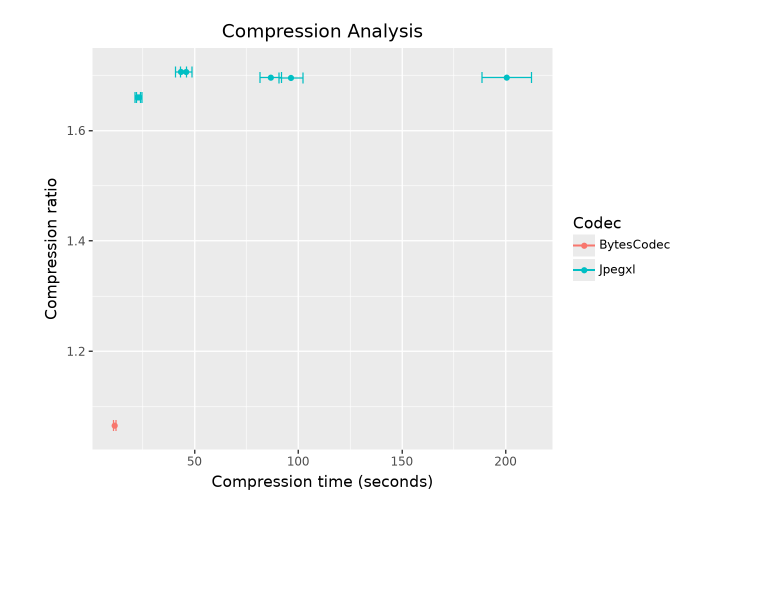
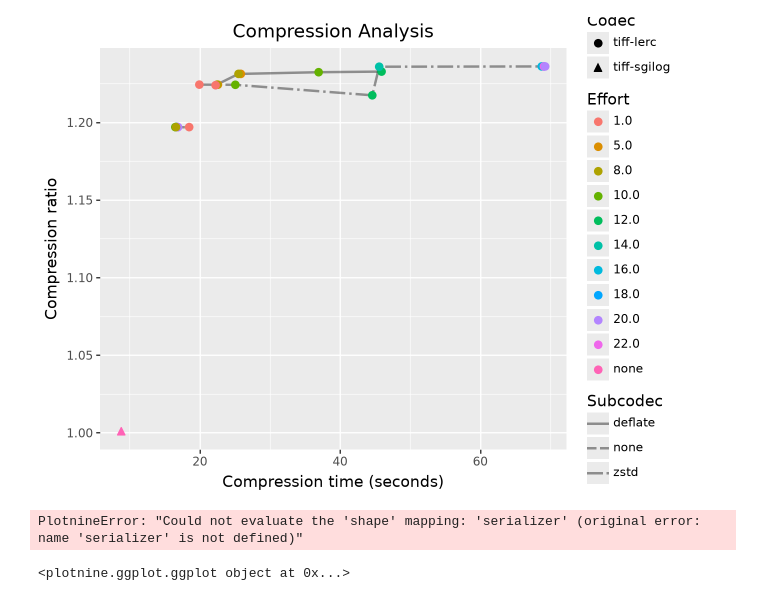
Before and after one commit to qim-center/consult-xct-compression, a Jupyter notebook: test_viewer.ipynb, the cells around one changed output. Drawn from its saved outputs; the diff is of its cells as text; code cells hidden in the pictures; blank space fills up the shorter version.

```diff
--- a/test_viewer.ipynb
+++ b/test_viewer.ipynb
@@ -1,11 +1,15 @@
 # %%
-import polars as pl
-import matplotlib.pyplot as plt
-import seaborn as sns
-from pathlib import Path
 import json
 from copy import deepcopy
-import plotnine as p9
+from pathlib import Path
+
+import plotnine as gg
+import polars as pl
+import seaborn as sns
+
+pl.Config.set_fmt_str_lengths(900)
+pl.Config.set_tbl_width_chars(900)
+
 
 %load_ext autoreload
 %autoreload 2
@@ -139,0 +170,2 @@ sns.scatterplot(df.to_pandas(), x="compress_time_seconds", y="compression_ratio"
+# %%
+df = df.with_columns(pl.col("config__groupings__subcodec").replace("NaN", "none"))
@@ -140,22 +193,60 @@ sns.scatterplot(df.to_pandas(), x="compress_time_seconds", y="compression_ratio"
+# %%
+(
+    gg.ggplot(df.to_pandas().fillna("none"))
+    + gg.aes(
+        "compress_time_seconds",
+        "compression_ratio",
+        shape="series",
+        color="factor(vary_value)",
+        linetype="config__groupings__subcodec",
+        group="series + config__groupings__subcodec",
+    )
+    + gg.geom_line(color="black", alpha=0.4, size=1)
+    + gg.geom_point(size=2.5)
+    # + gg.geom_text(aes=gg.aes(adjust_text={"arrowprops": {"arrowstyle": "->"}})
+    # + gg.aes(
+    #     xmin="compress_time_seconds-compress_time_seconds_std",
+    #     xmax="compress_time_seconds+compress_time_seconds_std",
+    # )
+    # + gg.geom_errorbarh(height=0.02)
+    + gg.labs(
+        title="Compression Analysis",
+        x="Compression time (seconds)",
+        y="Compression ratio",
+    )
+    + gg.scale_shape_discrete(name="Codec")
+    + gg.scale_color_discrete(name="Effort")
+    + gg.scale_linetype_discrete(name="Subcodec")
+    # + gg.theme_xkcd()
+)
+# %% [output]
+[figure, added]
 # %%
 (
-    p9.ggplot(df)
-    + p9.aes(
-        "compress_time_seconds", "compression_ratio", color="config__serializer[0]"
+    gg.ggplot(df)
+    + gg.aes(
+        "compress_time_seconds",
+        "compression_ratio",
+        shape="serializer",
+        color="factor(vary_value)",
+        group="series",
     )
-    + p9.geom_point()
-    + p9.aes(
-        xmin="compress_time_seconds_lower_ci",
-        xmax="compress_time_seconds_upper_ci",
+    + gg.geom_point()
+    + gg.geom_line()
+    + gg.aes(
+        xmin="compress_time_seconds-compress_time_seconds_std",
+        xmax="compress_time_seconds+compress_time_seconds_std",
     )
-    + p9.geom_errorbarh(height=0.02)
-    + p9.labs(
+    + gg.geom_errorbarh(height=0.02)
+    + gg.labs(
         title="Compression Analysis",
         x="Compression time (seconds)",
         y="Compression ratio",
     )
-    + p9.scale_color_discrete(name="Codec")
-    # + p9.theme_xkcd()
+    + gg.scale_shape_discrete(name="Codec")
+    + gg.scale_color_discrete(name="Effort")
+    # + gg.theme_xkcd()
 )
 # %% [output]
-[figure, removed]
+PlotnineError: "Could not evaluate the 'shape' mapping: 'serializer' (original error: name 'serializer' is not defined)"
+<plotnine.ggplot.ggplot object at 0x...>
```
Also changed, not shown: parts of 11 cells of this notebook, 9 other files.
